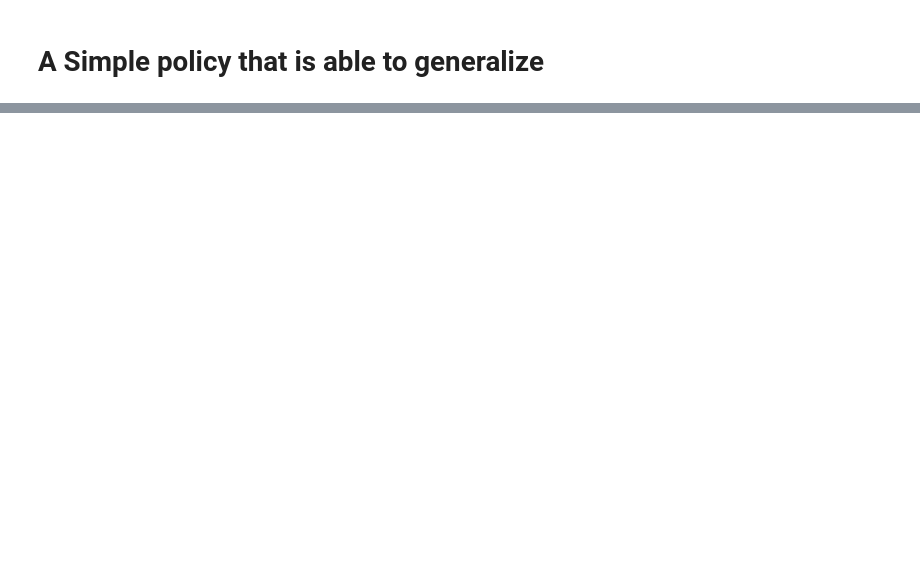
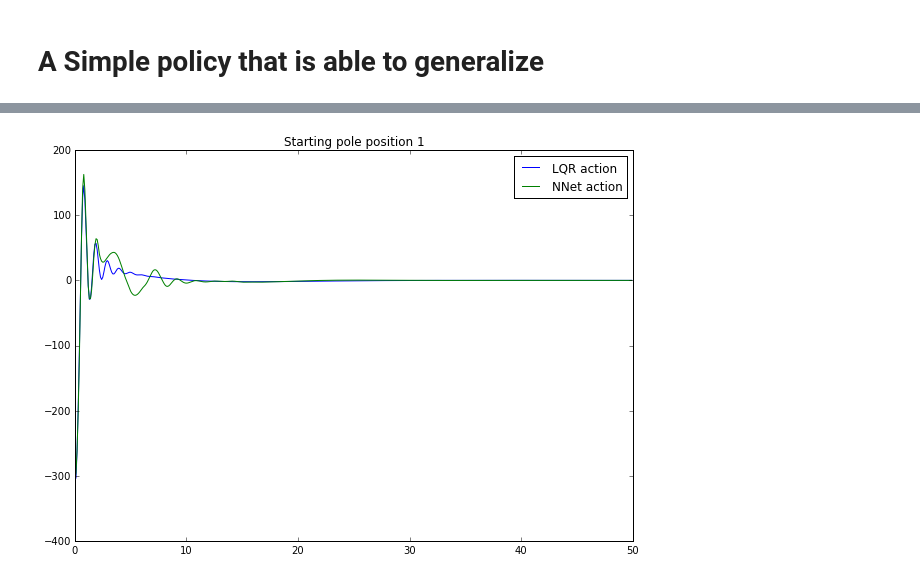
Before and after one commit to florensacc/crossrobot, a Jupyter notebook: GPS_Example.ipynb, the cells around one changed output, grey strips where cells are left out. Cells and saved outputs as stored; diff of their text form; code cells hidden in the pictures; blank space fills up the shorter version.

```diff
--- a/GPS_Example.ipynb
+++ b/GPS_Example.ipynb
@@ -309,0 +384,90 @@ Final position for test starting position
+# %%
+##########################
+# TEST THE POLICY POLICY #
+##########################
+
+feed_forward = theano.function(
+    inputs=[input3],
+    outputs=policy3.output)
+
+x_ref1 = np.array([0, np.pi, 0, 0, 20, 2.])
+x_ref2 = np.array([0, np.pi, 0, 0, 5, 0.5])
+
+# First starting position
+x_sim1 = np.zeros([6,500])
+x_sim1[:,0] = x10
+
+u_sim1 = np.zeros([500,])
+u_sim1[0] = feed_forward(x_sim1[:,0].reshape([1,6]))
+
+for t in range(499):
+    x_sim1[:,t+1] = cp.sim_cartpole_ext(x_sim1[:,t], u_sim1[t], dt)
+    u_sim1[t+1] = feed_forward(x_sim1[:,t+1].reshape([1,6]))
+
+x_lqr1 = np.zeros([6,500])
+x_lqr1[:,0] = x10
+
+u_lqr1 = np.zeros([500,])
+u_lqr1[0] = np.dot(K5, x_lqr1[:,0] - x_ref1)
+for t in range(499):
+    x_lqr1[:,t+1] = cp.sim_cartpole_ext(x_lqr1[:,t], u_lqr1[t], dt)
+    u_lqr1[t+1] = np.dot(K5, x_lqr1[:,t] - x_ref1)
+
+# Second starting position
+x_sim2 = np.zeros([6,500])
+x_sim2[:,0] = x3
+
+u_sim2 = np.zeros([500,])
+u_sim2[0] = feed_forward(x_sim2[:,0].reshape([1,6]))
+
+for t in range(499):
+    x_sim2[:,t+1] = cp.sim_cartpole_ext(x_sim2[:,t], u_sim2[t], dt)
+    u_sim2[t+1] = feed_forward(x_sim2[:,t+1].reshape([1,6]))
+
+x_lqr2 = np.zeros([6,500])
+x_lqr2[:,0] = x3
+
+u_lqr2 = np.zeros([500,])
+u_lqr2[0] = np.dot(K1, x_lqr2[:,0] - x_ref2)
+for t in range(499):
+    x_lqr2[:,t+1] = cp.sim_cartpole_ext(x_lqr2[:,t], u_lqr2[t], dt)
+    u_lqr2[t+1] = np.dot(K2, x_lqr2[:,t] - x_ref2)
+
+# Test position
+x_sim3 = np.zeros([6,500])
+x_sim3[:,0] = np.array([0, np.pi - np.pi/5, 0, 0, 20, 2.0])
+
+u_sim3 = np.zeros([500,])
+u_sim3[0] = feed_forward(x_sim3[:,0].reshape([1,6]))
+
+for t in range(499):
+    x_sim3[:,t+1] = cp.sim_cartpole_ext(x_sim3[:,t], u_sim3[t], dt)
+    u_sim3[t+1] = feed_forward(x_sim3[:,t+1].reshape([1,6]))
+
+tt = dt*np.arange(0,500)
+plt.figure(figsize=(10,7))
+plt.plot(tt, u_lqr1.flatten(), label="LQR action")
+plt.plot(tt, u_sim1.flatten(), label="NNet action")
+plt.title("Starting pole position 1")
+plt.legend()
+
+tt = dt*np.arange(0,500)
+plt.figure(figsize=(10,7))
+plt.plot(tt, u_lqr2.flatten(), label="LQR action")
+plt.plot(tt, u_sim2.flatten(), label="NNet action")
+plt.title("Starting pole position 2")
+plt.legend()
+
+tt = dt*np.arange(0,500)
+plt.figure(figsize=(10,7))
+plt.plot(tt, u_sim3.flatten(), label="NNet action")
+plt.title("Test position")
+plt.legend()
+
+print "Final position for starting position x1"
+print x_sim1[:,-1]
+print "Final position for starting position x2"
+print x_sim2[:,-1]
+print "Final position for test starting position"
+print x_sim3[:,-1]
+# %% [output]
@@ -309,0 +483 @@ Final position for test starting position
+[figure, added]
```
Also changed, not shown: parts of 27 cells of this notebook, 4 other files.
